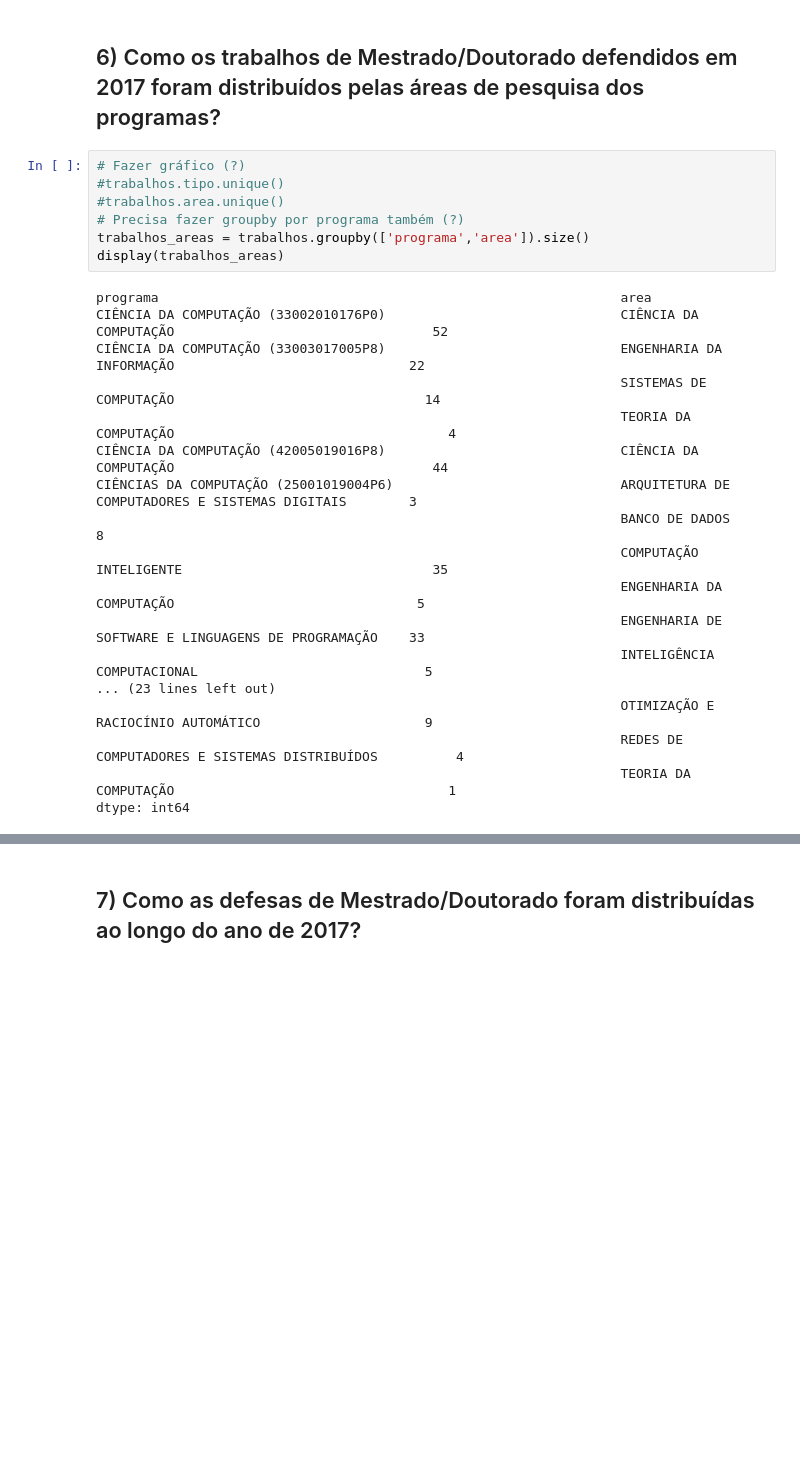
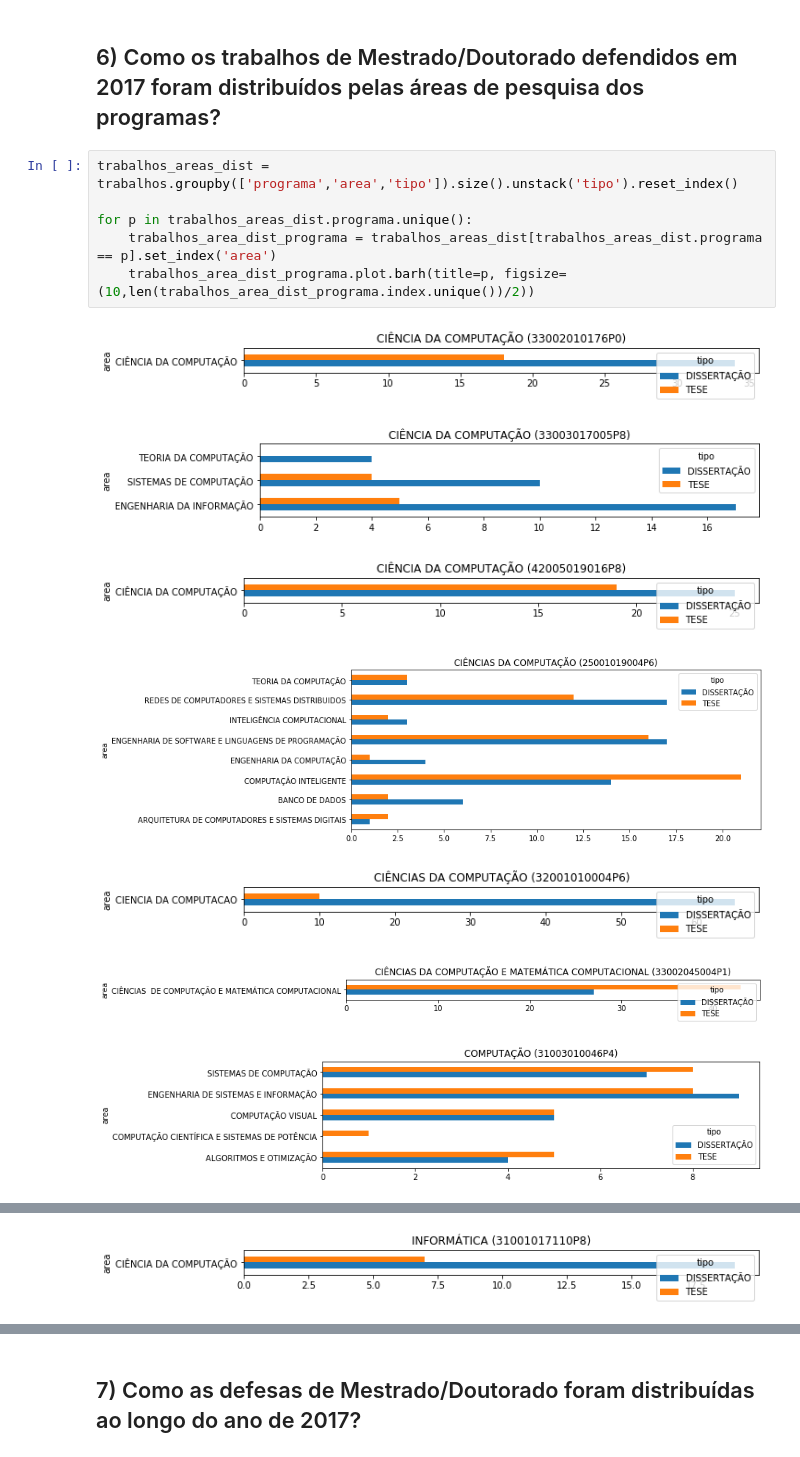
Before and after one commit to leotok/INF1032, a Jupyter notebook: T1-1.ipynb, the cells around one changed output, grey strips where cells are left out. Drawn from its saved outputs; the diff is of its cells as text; blank space fills up the shorter version.

```diff
--- a/T1-1.ipynb
+++ b/T1-1.ipynb
@@ -169,27 +173,16 @@ trabalhos.shape
 # %% [markdown]
 ## 6) Como os trabalhos de Mestrado/Doutorado defendidos em 2017 foram distribuídos pelas áreas de pesquisa dos programas?
-# %%
-# Fazer gráfico (?)
-#trabalhos.tipo.unique()
-#trabalhos.area.unique()
-# Precisa fazer groupby por programa também (?)
-trabalhos_areas = trabalhos.groupby(['programa','area']).size()
-display(trabalhos_areas)
-# %% [output]
-programa                                                           area
-CIÊNCIA DA COMPUTAÇÃO (33002010176P0)                              CIÊNCIA DA COMPUTAÇÃO                                 52
-CIÊNCIA DA COMPUTAÇÃO (33003017005P8)                              ENGENHARIA DA INFORMAÇÃO                              22
-                                                                   SISTEMAS DE COMPUTAÇÃO                                14
-                                                                   TEORIA DA COMPUTAÇÃO                                   4
-CIÊNCIA DA COMPUTAÇÃO (42005019016P8)                              CIÊNCIA DA COMPUTAÇÃO                                 44
-CIÊNCIAS DA COMPUTAÇÃO (25001019004P6)                             ARQUITETURA DE COMPUTADORES E SISTEMAS DIGITAIS        3
-                                                                   BANCO DE DADOS                                         8
-                                                                   COMPUTAÇÃO INTELIGENTE                                35
-                                                                   ENGENHARIA DA COMPUTAÇÃO                               5
-                                                                   ENGENHARIA DE SOFTWARE E LINGUAGENS DE PROGRAMAÇÃO    33
-                                                                   INTELIGÊNCIA COMPUTACIONAL                             5
-... (23 lines left out)
-                                                                   OTIMIZAÇÃO E RACIOCÍNIO AUTOMÁTICO                     9
-                                                                   REDES DE COMPUTADORES E SISTEMAS DISTRIBUÍDOS          4
-                                                                   TEORIA DA COMPUTAÇÃO                                   1
-dtype: int64
+# %%
+trabalhos_areas_dist = trabalhos.groupby(['programa','area','tipo']).size().unstack('tipo').reset_index()
+
+for p in trabalhos_areas_dist.programa.unique():
+    trabalhos_area_dist_programa = trabalhos_areas_dist[trabalhos_areas_dist.programa == p].set_index('area')
+    trabalhos_area_dist_programa.plot.barh(title=p, figsize=(10,len(trabalhos_area_dist_programa.index.unique())/2))
+# %% [output]
+[figure, added]
+[figure, added]
+[figure, added]
+[figure, added]
+[figure, added]
+[figure, added]
+[figure, added]
@@ -195,0 +190 @@ dtype: int64
+[figure, added]
```
Also changed, not shown: parts of 15 cells of this notebook.
